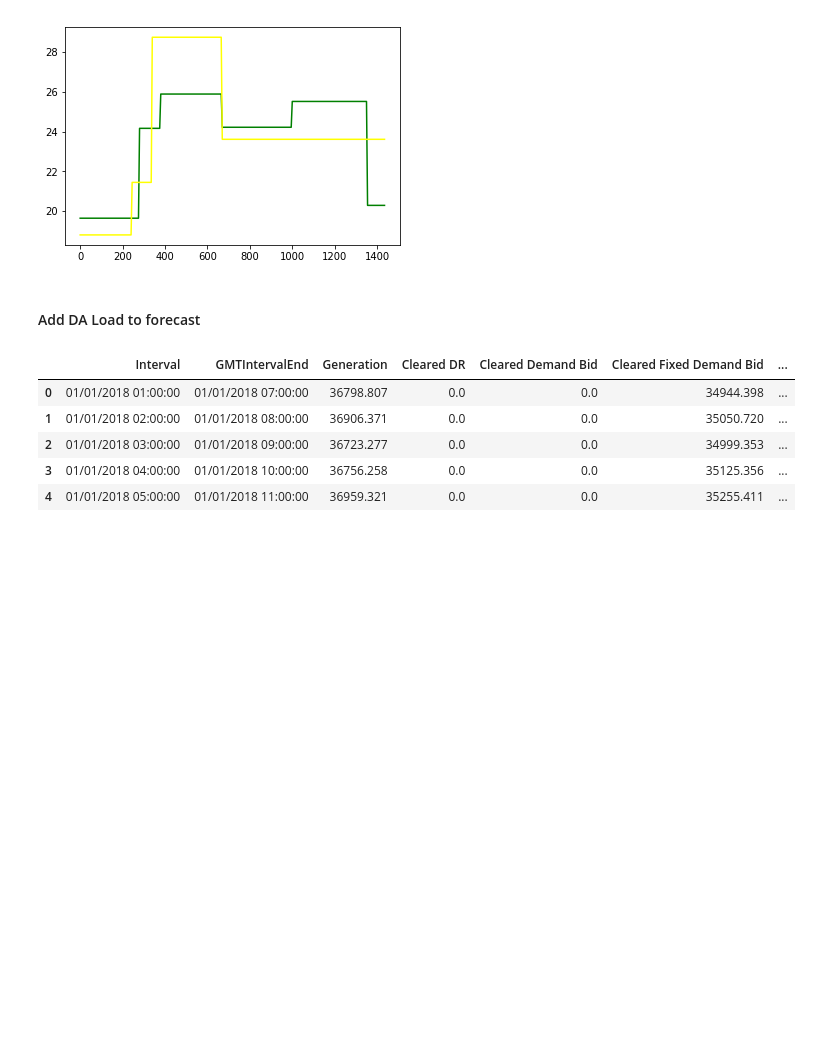
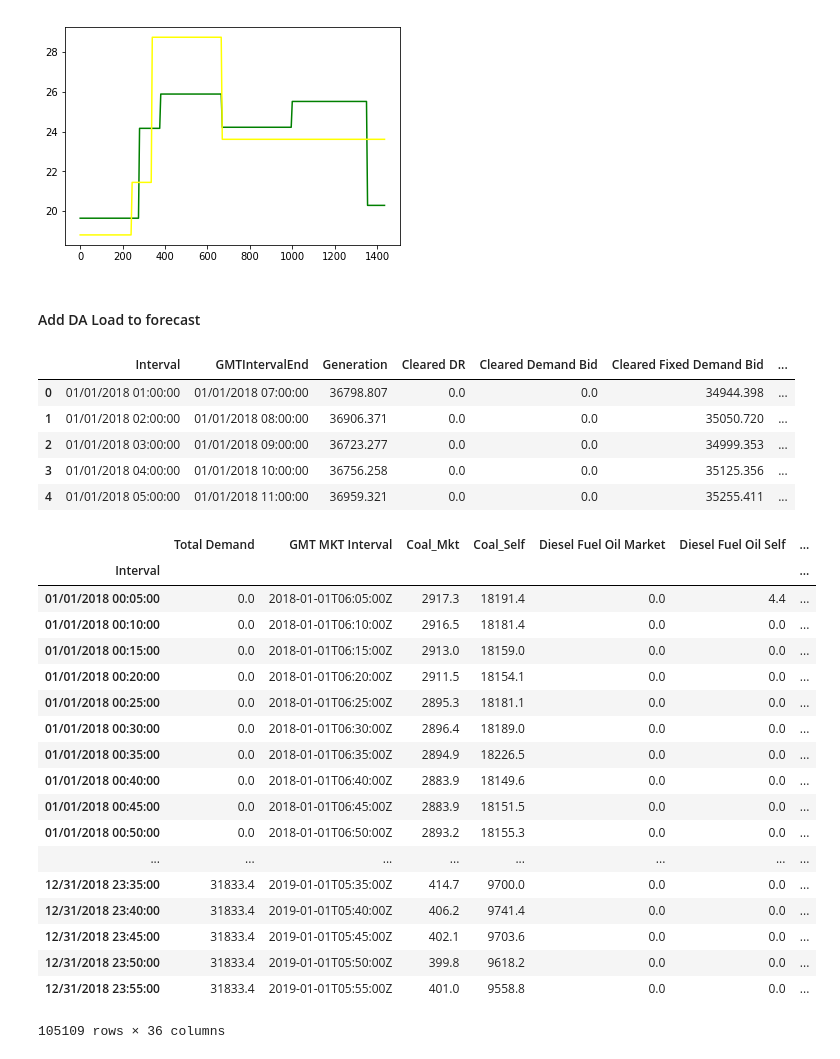
Before and after one commit to felipeascouto/energy, a Jupyter notebook: research_p2.ipynb, the cells around one changed output. Saved outputs shown, nothing was run; the diff lists cells and outputs as text; code cells hidden in the pictures; blank space fills up the shorter version.

```diff
--- a/research_p2.ipynb
+++ b/research_p2.ipynb
@@ -2551,3 +2551,28 @@ DA_load_2018.head()
 | 2 | 01/01/2018 03:00:00 | 01/01/2018 09:00:00 | 36723.277 | 0.0 | 0.0 | 34999.353 | ... |
 | 3 | 01/01/2018 04:00:00 | 01/01/2018 10:00:00 | 36756.258 | 0.0 | 0.0 | 35125.356 | ... |
 | 4 | 01/01/2018 05:00:00 | 01/01/2018 11:00:00 | 36959.321 | 0.0 | 0.0 | 35255.411 | ... |
+# %%
+DA_load_2018.index = DA_load_2018['Interval']
+comparison = DA_load_2018.iloc[:,8:9].join(DART_gen_2018,how='right')
+DART_2018 = filler(comparison, ' Total Demand')
+DART_2018 = DART_2018.iloc[]
+# %% [output]
+|  | Total Demand | GMT MKT Interval | Coal_Mkt | Coal_Self | Diesel Fuel Oil Market | Diesel Fuel Oil Self | ... |
+| Interval |  |  |  |  |  |  | ... |
+| 01/01/2018 00:05:00 | 0.0 | 2018-01-01T06:05:00Z | 2917.3 | 18191.4 | 0.0 | 4.4 | ... |
+| 01/01/2018 00:10:00 | 0.0 | 2018-01-01T06:10:00Z | 2916.5 | 18181.4 | 0.0 | 0.0 | ... |
+| 01/01/2018 00:15:00 | 0.0 | 2018-01-01T06:15:00Z | 2913.0 | 18159.0 | 0.0 | 0.0 | ... |
+| 01/01/2018 00:20:00 | 0.0 | 2018-01-01T06:20:00Z | 2911.5 | 18154.1 | 0.0 | 0.0 | ... |
+| 01/01/2018 00:25:00 | 0.0 | 2018-01-01T06:25:00Z | 2895.3 | 18181.1 | 0.0 | 0.0 | ... |
+| 01/01/2018 00:30:00 | 0.0 | 2018-01-01T06:30:00Z | 2896.4 | 18189.0 | 0.0 | 0.0 | ... |
+| 01/01/2018 00:35:00 | 0.0 | 2018-01-01T06:35:00Z | 2894.9 | 18226.5 | 0.0 | 0.0 | ... |
+| 01/01/2018 00:40:00 | 0.0 | 2018-01-01T06:40:00Z | 2883.9 | 18149.6 | 0.0 | 0.0 | ... |
+| 01/01/2018 00:45:00 | 0.0 | 2018-01-01T06:45:00Z | 2883.9 | 18151.5 | 0.0 | 0.0 | ... |
+| 01/01/2018 00:50:00 | 0.0 | 2018-01-01T06:50:00Z | 2893.2 | 18155.3 | 0.0 | 0.0 | ... |
+| ... | ... | ... | ... | ... | ... | ... | ... |
+| 12/31/2018 23:35:00 | 31833.4 | 2019-01-01T05:35:00Z | 414.7 | 9700.0 | 0.0 | 0.0 | ... |
+| 12/31/2018 23:40:00 | 31833.4 | 2019-01-01T05:40:00Z | 406.2 | 9741.4 | 0.0 | 0.0 | ... |
+| 12/31/2018 23:45:00 | 31833.4 | 2019-01-01T05:45:00Z | 402.1 | 9703.6 | 0.0 | 0.0 | ... |
+| 12/31/2018 23:50:00 | 31833.4 | 2019-01-01T05:50:00Z | 399.8 | 9618.2 | 0.0 | 0.0 | ... |
+| 12/31/2018 23:55:00 | 31833.4 | 2019-01-01T05:55:00Z | 401.0 | 9558.8 | 0.0 | 0.0 | ... |
+105109 rows × 36 columns
```
Also changed, not shown: parts of 3 cells of this notebook.
